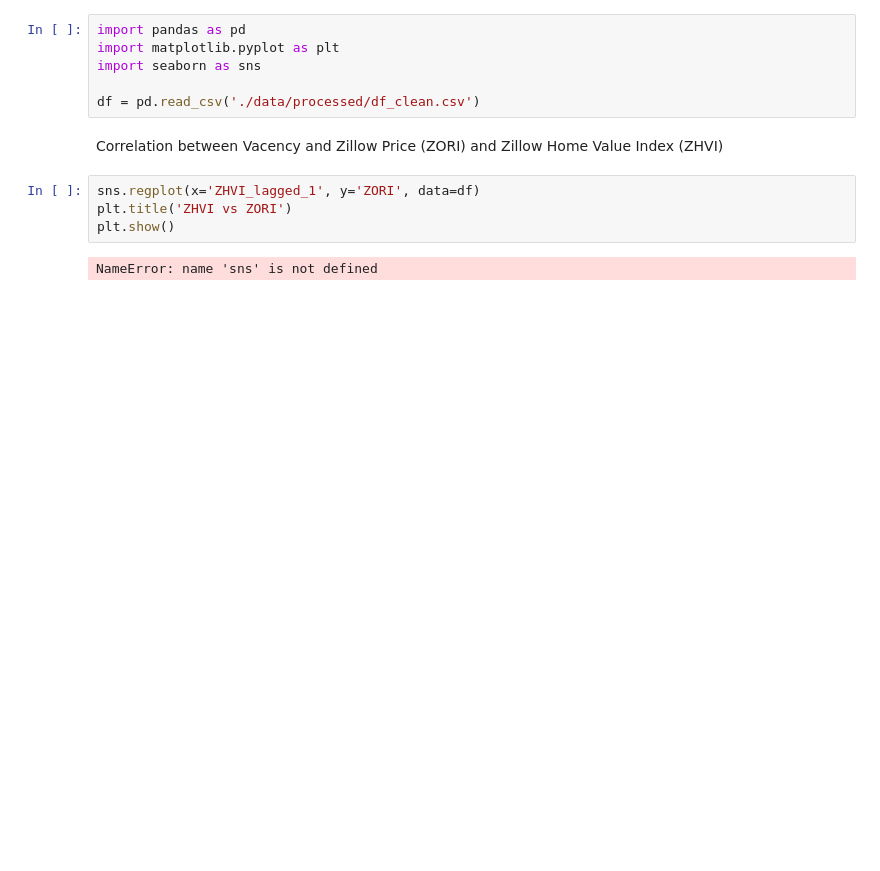
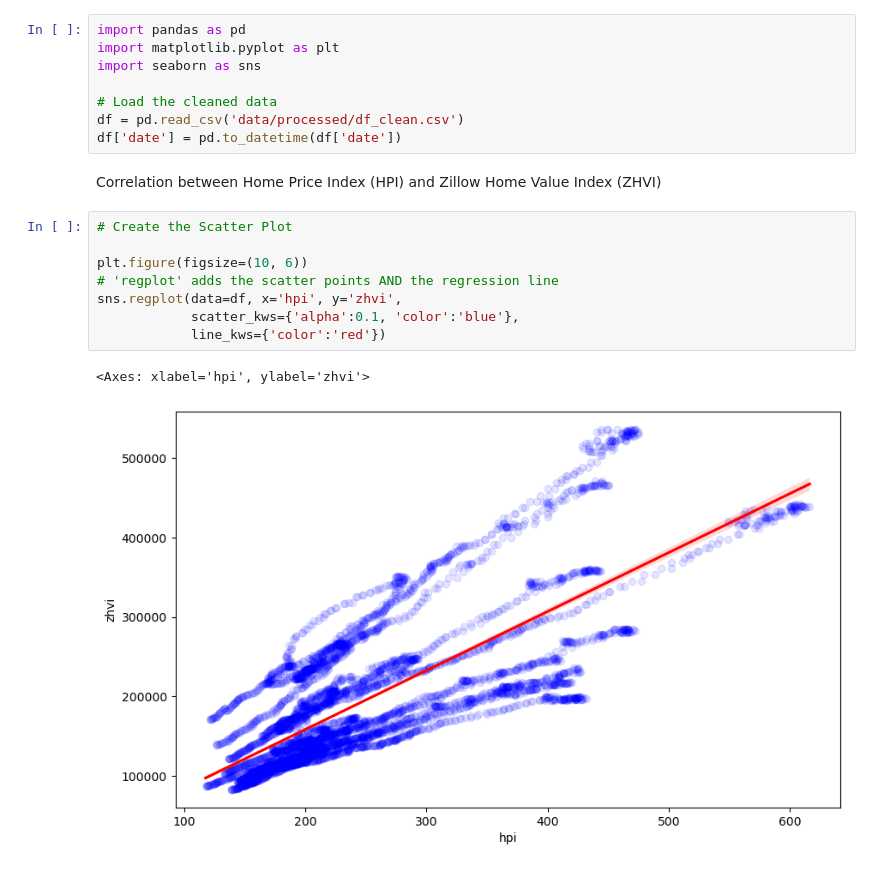
Before and after one commit to recell0478/CS506-Zillow-Rent-Index-Forecasting-Model, a Jupyter notebook: data_visualization.ipynb, the cells around one changed output. Cells and saved outputs as stored; diff of their text form; blank space fills up the shorter version.

Commit message:
scatter plot that shows the correlation between Home Price Index and Zillow Home Value Index

```diff
--- a/data_visualization.ipynb
+++ b/data_visualization.ipynb
@@ -3,12 +3,19 @@ import pandas as pd
 import matplotlib.pyplot as plt
 import seaborn as sns
 
-df = pd.read_csv('./data/processed/df_clean.csv')
+# Load the cleaned data
+df = pd.read_csv('data/processed/df_clean.csv')
+df['date'] = pd.to_datetime(df['date'])
 # %% [markdown]
-Correlation between Vacency and Zillow Price (ZORI) and Zillow Home Value Index (ZHVI)
+Correlation between Home Price Index (HPI) and Zillow Home Value Index (ZHVI)
 # %%
-sns.regplot(x='ZHVI_lagged_1', y='ZORI', data=df)
-plt.title('ZHVI vs ZORI')
-plt.show()
+# Create the Scatter Plot
+
+plt.figure(figsize=(10, 6))
+# 'regplot' adds the scatter points AND the regression line
+sns.regplot(data=df, x='hpi', y='zhvi',
+            scatter_kws={'alpha':0.1, 'color':'blue'},
+            line_kws={'color':'red'})
 # %% [output]
-NameError: name 'sns' is not defined
+<Axes: xlabel='hpi', ylabel='zhvi'>
+[figure, added]
```
